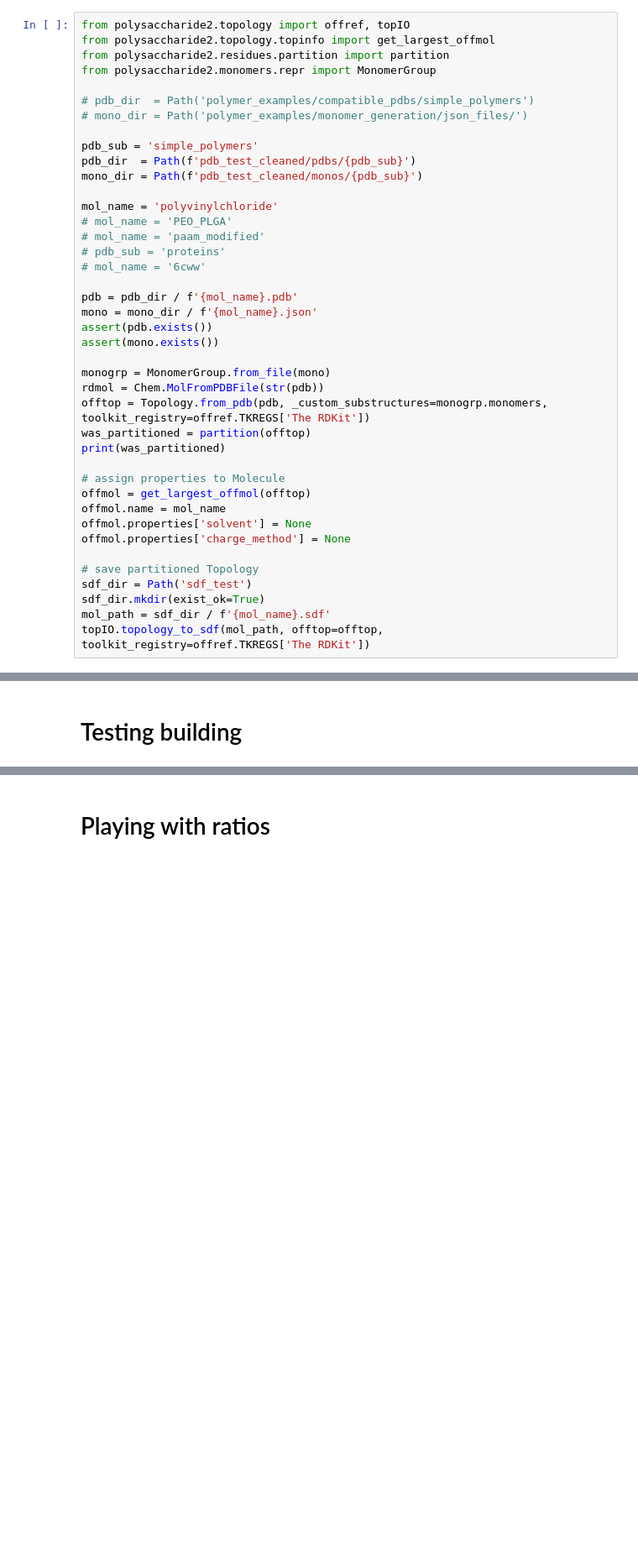
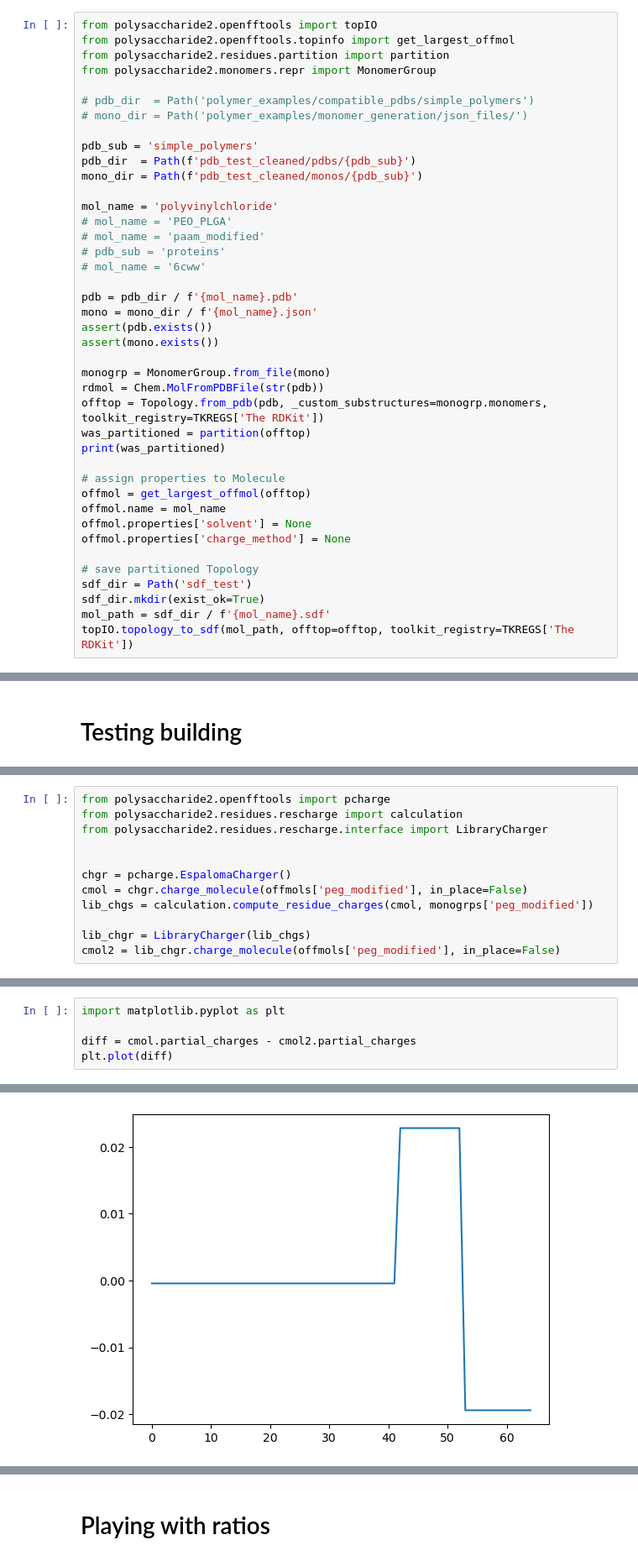
Before and after one commit to timbernat/polymer_workbench, a Jupyter notebook: testing.ipynb, the cells around one changed output, grey strips where cells are left out. Shown: that part at 84% size. Drawn from its saved outputs; the diff is of its cells as text; blank space fills up the shorter version.

```diff
--- a/testing.ipynb
+++ b/testing.ipynb
@@ -91,8 +84,8 @@ WATER_PATH = copyfile(water_dir / f'{water.name}_oe.sdf', water_dir / f'{water.n
 # %% [markdown]
 ## Testing load using from_pdb and monomers
 # %%
-from polysaccharide2.topology import offref, topIO
-from polysaccharide2.topology.topinfo import get_largest_offmol
+from polysaccharide2.openfftools import topIO
+from polysaccharide2.openfftools.topinfo import get_largest_offmol
 from polysaccharide2.residues.partition import partition
 from polysaccharide2.monomers.repr import MonomerGroup
 
@@ -116,7 +109,7 @@ assert(mono.exists())
 
 monogrp = MonomerGroup.from_file(mono)
 rdmol = Chem.MolFromPDBFile(str(pdb))
-offtop = Topology.from_pdb(pdb, _custom_substructures=monogrp.monomers, toolkit_registry=offref.TKREGS['The RDKit'])
+offtop = Topology.from_pdb(pdb, _custom_substructures=monogrp.monomers, toolkit_registry=TKREGS['The RDKit'])
 was_partitioned = partition(offtop)
 print(was_partitioned)
 
@@ -130,4 +123,4 @@ offmol.properties['charge_method'] = None
 sdf_dir = Path('sdf_test')
 sdf_dir.mkdir(exist_ok=True)
 mol_path = sdf_dir / f'{mol_name}.sdf'
-topIO.topology_to_sdf(mol_path, offtop=offtop, toolkit_registry=offref.TKREGS['The RDKit'])
+topIO.topology_to_sdf(mol_path, offtop=offtop, toolkit_registry=TKREGS['The RDKit'])
@@ -298,0 +330,12 @@ estimation.estimate_chain_len_linear(monogrp, 10)
+# %%
+from polysaccharide2.openfftools import pcharge
+from polysaccharide2.residues.rescharge import calculation
+from polysaccharide2.residues.rescharge.interface import LibraryCharger
+
+
+chgr = pcharge.EspalomaCharger()
+cmol = chgr.charge_molecule(offmols['peg_modified'], in_place=False)
+lib_chgs = calculation.compute_residue_charges(cmol, monogrps['peg_modified'])
+
+lib_chgr = LibraryCharger(lib_chgs)
+cmol2 = lib_chgr.charge_molecule(offmols['peg_modified'], in_place=False)
@@ -298,0 +347,6 @@ estimation.estimate_chain_len_linear(monogrp, 10)
+# %%
+import matplotlib.pyplot as plt
+
+diff = cmol.partial_charges - cmol2.partial_charges
+plt.plot(diff)
+# %% [output]
@@ -298,0 +354 @@ estimation.estimate_chain_len_linear(monogrp, 10)
+[figure, added]
```
Also changed, not shown: parts of 15 cells of this notebook, 1 other file.
